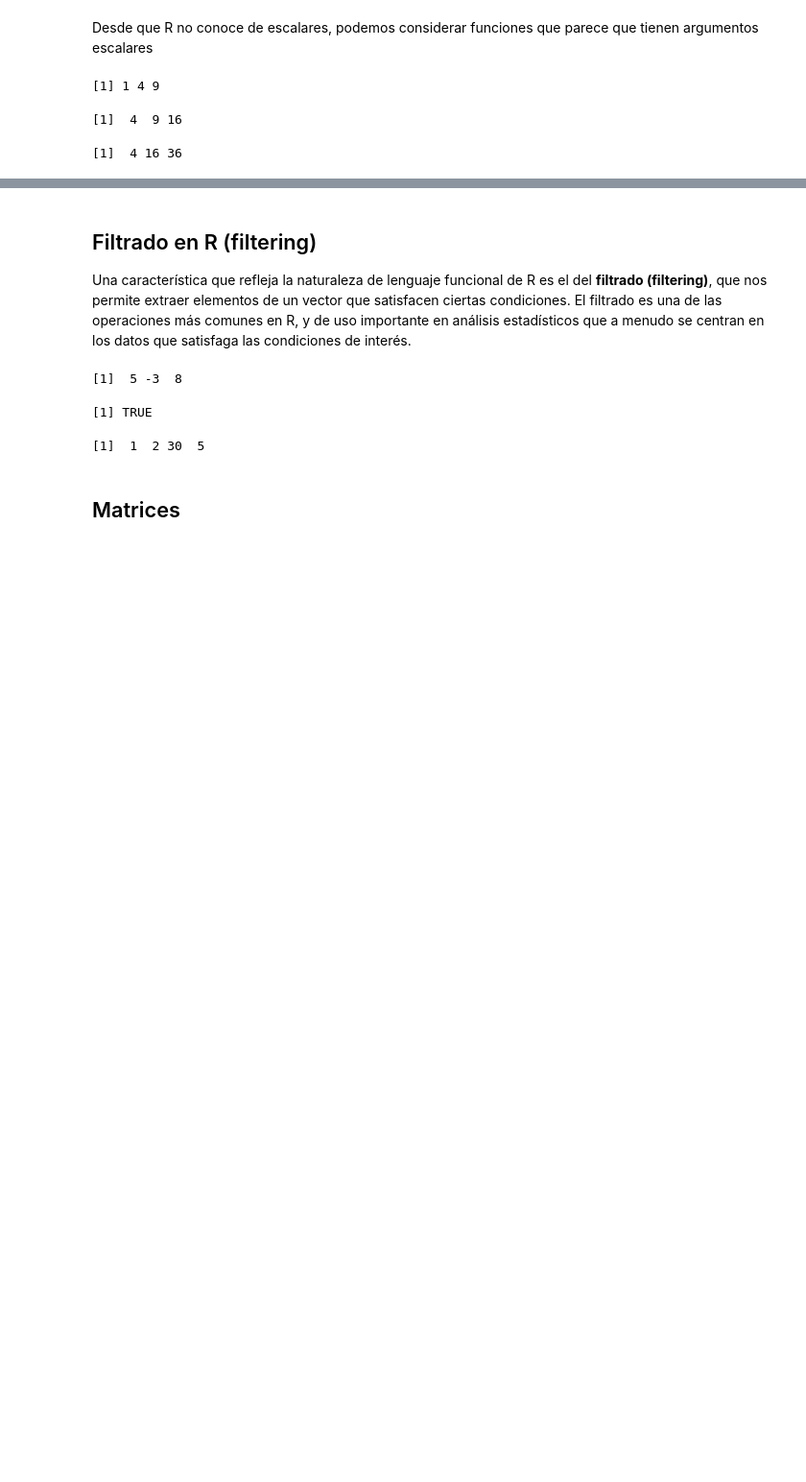
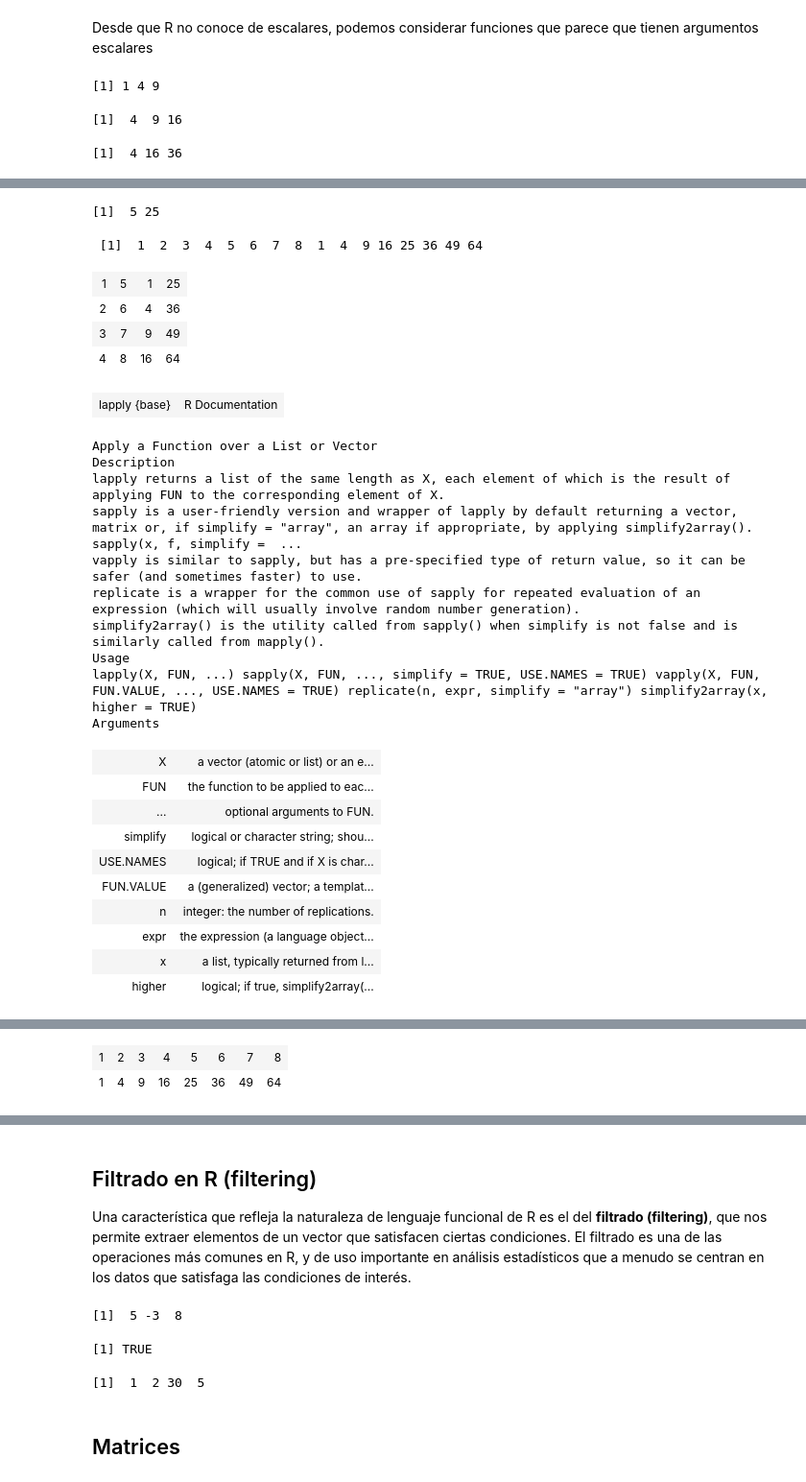
Before and after one commit to noetaza/Curso-R, a Jupyter notebook: Vectores-Matrices-Array/Vectores-Matrices-Arrays.ipynb, the cells around one changed output, grey strips where cells are left out. Shown at 96% size. Saved outputs shown, nothing was run; the diff lists cells and outputs as text; code cells hidden in the pictures; blank space fills up the shorter version.

```diff
--- a/Vectores-Matrices-Array/Vectores-Matrices-Arrays.ipynb
+++ b/Vectores-Matrices-Array/Vectores-Matrices-Arrays.ipynb
@@ -921,0 +979,49 @@ f2(1:3, 1:3)
+# %%
+#  Que sucede si nuestra función  es una función de valor vectorial
+f4 <- function(w) return (c(w, w^2))
+f4(5)
+d<- 1:8
+f4(d)
+# %% [output]
+[1]  5 25
+ [1]  1  2  3  4  5  6  7  8  1  4  9 16 25 36 49 64
+# %%
+# Podemos usar la funcion matrix() para ordenar una matriz 4x4
+
+matrix(f4(d),ncol =4 )
+# %% [output]
+| 1 | 5 | 1 | 25 |
+| 2 | 6 | 4 | 36 |
+| 3 | 7 | 9 | 49 |
+| 4 | 8 | 16 | 64 |
+# %%
+# Usando la funcion sapply()
+
+# Aplicamos a la funcion f4, cada elemento de un vector
+# y entonces convierte este resultado  a una matriz.
+
+help(sapply)
+f4 <- function(w) return (c(w, w^2))
+sapply(1:8, f4)
+# %% [output]
+| lapply {base} | R Documentation |
+Apply a Function over a List or Vector
+Description
+lapply returns a list of the same length as X, each element of which is the result of applying FUN to the corresponding element of X.
+sapply is a user-friendly version and wrapper of lapply by default returning a vector, matrix or, if simplify = "array", an array if appropriate, by applying simplify2array(). sapply(x, f, simplify =  ...
+vapply is similar to sapply, but has a pre-specified type of return value, so it can be safer (and sometimes faster) to use.
+replicate is a wrapper for the common use of sapply for repeated evaluation of an expression (which will usually involve random number generation).
+simplify2array() is the utility called from sapply() when simplify is not false and is similarly called from mapply().
+Usage
+lapply(X, FUN, ...) sapply(X, FUN, ..., simplify = TRUE, USE.NAMES = TRUE) vapply(X, FUN, FUN.VALUE, ..., USE.NAMES = TRUE) replicate(n, expr, simplify = "array") simplify2array(x, higher = TRUE)
+Arguments
+| X | a vector (atomic or list) or an e... |
+| FUN | the function to be applied to eac... |
+| ... | optional arguments to FUN. |
+| simplify | logical or character string; shou... |
+| USE.NAMES | logical; if TRUE and if X is char... |
+| FUN.VALUE | a (generalized) vector; a templat... |
+| n | integer: the number of replications. |
+| expr | the expression (a language object... |
+| x | a list, typically returned from l... |
+| higher | logical; if true, simplify2array(... |
@@ -921,0 +1045,2 @@ f2(1:3, 1:3)
+| 1 | 2 | 3 | 4 | 5 | 6 | 7 | 8 |
+| 1 | 4 | 9 | 16 | 25 | 36 | 49 | 64 |
```
Also changed, not shown: parts of 14 cells of this notebook.
